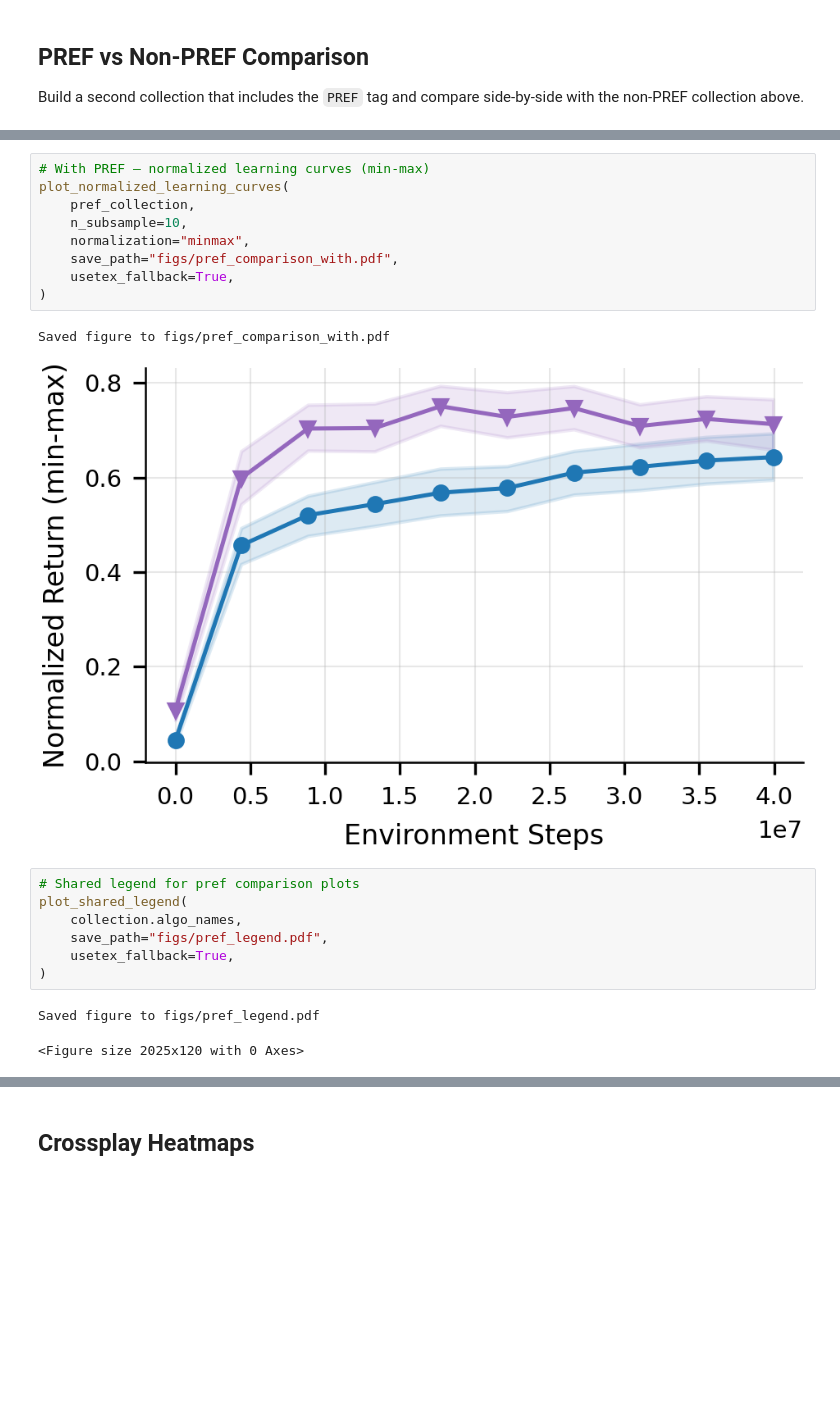
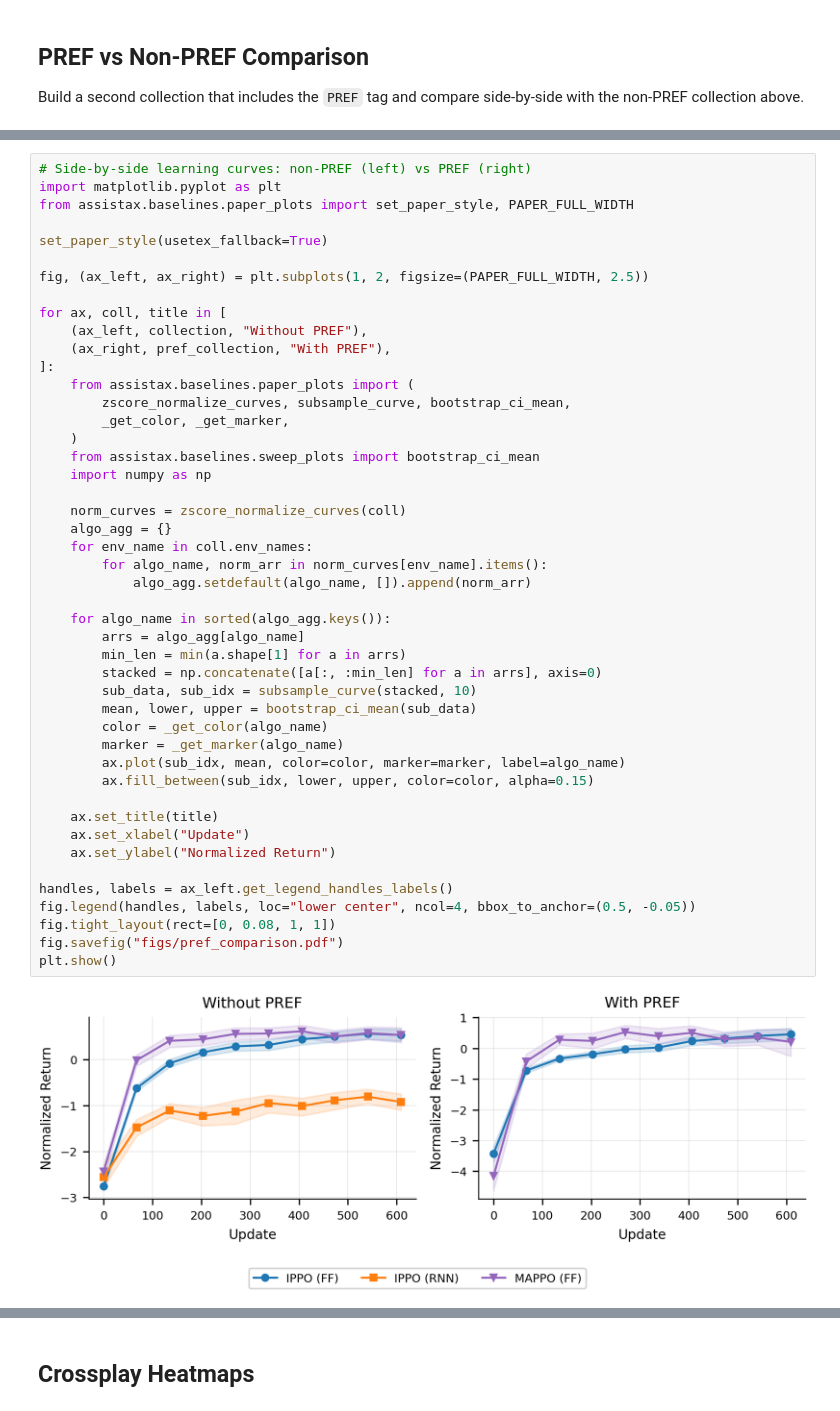
Before and after one commit to assistive-autonomy/assistax, a Jupyter notebook: assistax/baselines/paper_plots_notebook.ipynb, the cells around one changed output, grey strips where cells are left out. Saved outputs shown, nothing was run; the diff lists cells and outputs as text; blank space fills up the shorter version.

```diff
--- a/assistax/baselines/paper_plots_notebook.ipynb
+++ b/assistax/baselines/paper_plots_notebook.ipynb
@@ -267,22 +216,48 @@ Saved figure to figs/pref_comparison_without.pdf
-# %%
-# With PREF — normalized learning curves (min-max)
-plot_normalized_learning_curves(
-    pref_collection,
-    n_subsample=10,
-    normalization="minmax",
-    save_path="figs/pref_comparison_with.pdf",
-    usetex_fallback=True,
-)
-# %% [output]
-Saved figure to figs/pref_comparison_with.pdf
-[figure, removed]
-# %%
-# Shared legend for pref comparison plots
-plot_shared_legend(
-    collection.algo_names,
-    save_path="figs/pref_legend.pdf",
-    usetex_fallback=True,
-)
-# %% [output]
-Saved figure to figs/pref_legend.pdf
-<Figure size 2025x120 with 0 Axes>
+# %%
+# Side-by-side learning curves: non-PREF (left) vs PREF (right)
+import matplotlib.pyplot as plt
+from assistax.baselines.paper_plots import set_paper_style, PAPER_FULL_WIDTH
+
+set_paper_style(usetex_fallback=True)
+
+fig, (ax_left, ax_right) = plt.subplots(1, 2, figsize=(PAPER_FULL_WIDTH, 2.5))
+
+for ax, coll, title in [
+    (ax_left, collection, "Without PREF"),
+    (ax_right, pref_collection, "With PREF"),
+]:
+    from assistax.baselines.paper_plots import (
+        zscore_normalize_curves, subsample_curve, bootstrap_ci_mean,
+        _get_color, _get_marker,
+    )
+    from assistax.baselines.sweep_plots import bootstrap_ci_mean
+    import numpy as np
+
+    norm_curves = zscore_normalize_curves(coll)
+    algo_agg = {}
+    for env_name in coll.env_names:
+        for algo_name, norm_arr in norm_curves[env_name].items():
+            algo_agg.setdefault(algo_name, []).append(norm_arr)
+
+    for algo_name in sorted(algo_agg.keys()):
+        arrs = algo_agg[algo_name]
+        min_len = min(a.shape[1] for a in arrs)
+        stacked = np.concatenate([a[:, :min_len] for a in arrs], axis=0)
+        sub_data, sub_idx = subsample_curve(stacked, 10)
+        mean, lower, upper = bootstrap_ci_mean(sub_data)
+        color = _get_color(algo_name)
+        marker = _get_marker(algo_name)
+        ax.plot(sub_idx, mean, color=color, marker=marker, label=algo_name)
+        ax.fill_between(sub_idx, lower, upper, color=color, alpha=0.15)
+
+    ax.set_title(title)
+    ax.set_xlabel("Update")
+    ax.set_ylabel("Normalized Return")
+
+handles, labels = ax_left.get_legend_handles_labels()
+fig.legend(handles, labels, loc="lower center", ncol=4, bbox_to_anchor=(0.5, -0.05))
+fig.tight_layout(rect=[0, 0.08, 1, 1])
+fig.savefig("figs/pref_comparison.pdf")
+plt.show()
+# %% [output]
+[figure, added]
```
Also changed, not shown: parts of 18 cells of this notebook, 25 other files.
